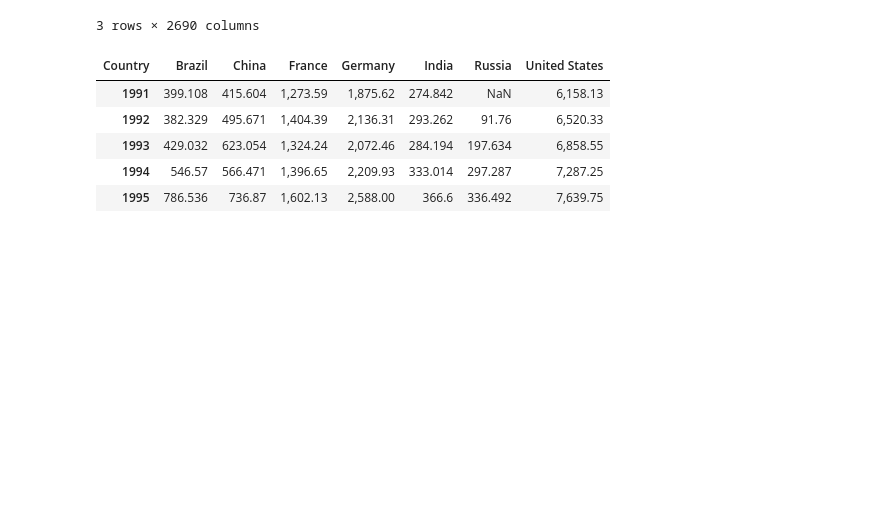
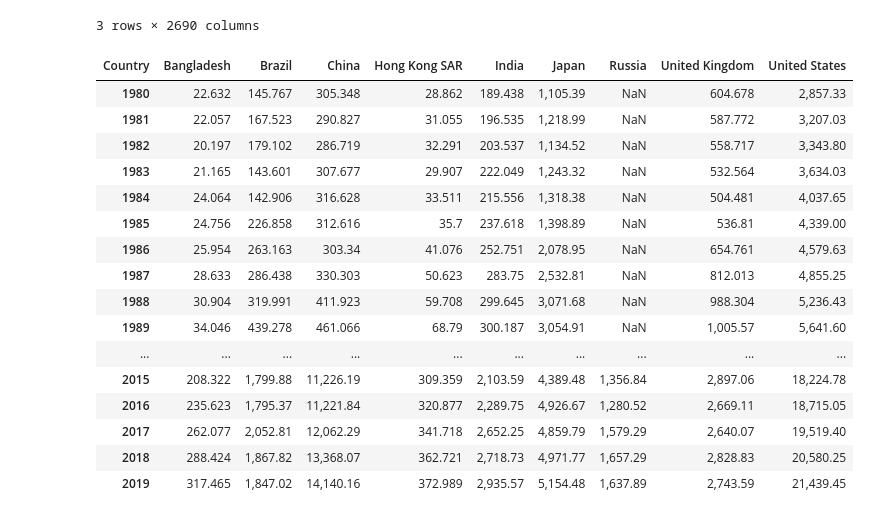
Before and after one commit to juanjohn/globalisation_indian_context, a Jupyter notebook: McKinsey_report.ipynb, the cells around one changed output. Drawn from its saved outputs; the diff is of its cells as text; code cells hidden in the pictures; blank space fills up the shorter version.

```diff
--- a/McKinsey_report.ipynb
+++ b/McKinsey_report.ipynb
@@ -42,19 +42,30 @@ df.loc[df['Country']=='IND'].head(n=3)
 | 1178 | A03 | Fishing and aquaculture | IND | 3 | 2014 | 0.020071 | 0.000000 | 0.021533 | 0.000000 | ... |
 3 rows × 2690 columns
 # %%
-df_m = pd.read_csv('Copy of WEO_Data.csv', index_col=0)
-df_m2 = df_m.loc[df_m["Units"]=="U.S. dollars"] #U.S. dollars, Purchasing power parity; international dollars
+df_m = pd.read_csv('WEO_Global_Data.csv', index_col=0)
+df_m2 = df_m.loc[(df_m['Subject Descriptor'] == "Gross domestic product, current prices") & (df_m["Units"]=="U.S. dollars")] #U.S. dollars, Purchasing power parity; international dollars
 
-df_m3 = df_m2.drop(['Subject Descriptor', 'Subject Notes', 'Units', 'Scale', 'Country/Series-specific Notes', 'Estimates Start After'], axis=1)
+df_m3 = df_m2.drop(['Subject Descriptor', 'Units', 'Scale', 'Country/Series-specific Notes', 'Estimates Start After'], axis=1)
 df_m4 = df_m3.T
-df_m4.head()
+df_m4
 # %% [output]
-| Country | Brazil | China | France | Germany | India | Russia | United States |
-| 1991 | 399.108 | 415.604 | 1,273.59 | 1,875.62 | 274.842 | NaN | 6,158.13 |
-| 1992 | 382.329 | 495.671 | 1,404.39 | 2,136.31 | 293.262 | 91.76 | 6,520.33 |
-| 1993 | 429.032 | 623.054 | 1,324.24 | 2,072.46 | 284.194 | 197.634 | 6,858.55 |
-| 1994 | 546.57 | 566.471 | 1,396.65 | 2,209.93 | 333.014 | 297.287 | 7,287.25 |
-| 1995 | 786.536 | 736.87 | 1,602.13 | 2,588.00 | 366.6 | 336.492 | 7,639.75 |
+| Country | Bangladesh | Brazil | China | Hong Kong SAR | India | Japan | Russia | United Kingdom | United States |
+| 1980 | 22.632 | 145.767 | 305.348 | 28.862 | 189.438 | 1,105.39 | NaN | 604.678 | 2,857.33 |
+| 1981 | 22.057 | 167.523 | 290.827 | 31.055 | 196.535 | 1,218.99 | NaN | 587.772 | 3,207.03 |
+| 1982 | 20.197 | 179.102 | 286.719 | 32.291 | 203.537 | 1,134.52 | NaN | 558.717 | 3,343.80 |
+| 1983 | 21.165 | 143.601 | 307.677 | 29.907 | 222.049 | 1,243.32 | NaN | 532.564 | 3,634.03 |
+| 1984 | 24.064 | 142.906 | 316.628 | 33.511 | 215.556 | 1,318.38 | NaN | 504.481 | 4,037.65 |
+| 1985 | 24.756 | 226.858 | 312.616 | 35.7 | 237.618 | 1,398.89 | NaN | 536.81 | 4,339.00 |
+| 1986 | 25.954 | 263.163 | 303.34 | 41.076 | 252.751 | 2,078.95 | NaN | 654.761 | 4,579.63 |
+| 1987 | 28.633 | 286.438 | 330.303 | 50.623 | 283.75 | 2,532.81 | NaN | 812.013 | 4,855.25 |
+| 1988 | 30.904 | 319.991 | 411.923 | 59.708 | 299.645 | 3,071.68 | NaN | 988.304 | 5,236.43 |
+| 1989 | 34.046 | 439.278 | 461.066 | 68.79 | 300.187 | 3,054.91 | NaN | 1,005.57 | 5,641.60 |
+| ... | ... | ... | ... | ... | ... | ... | ... | ... | ... |
+| 2015 | 208.322 | 1,799.88 | 11,226.19 | 309.359 | 2,103.59 | 4,389.48 | 1,356.84 | 2,897.06 | 18,224.78 |
+| 2016 | 235.623 | 1,795.37 | 11,221.84 | 320.877 | 2,289.75 | 4,926.67 | 1,280.52 | 2,669.11 | 18,715.05 |
+| 2017 | 262.077 | 2,052.81 | 12,062.29 | 341.718 | 2,652.25 | 4,859.79 | 1,579.29 | 2,640.07 | 19,519.40 |
+| 2018 | 288.424 | 1,867.82 | 13,368.07 | 362.721 | 2,718.73 | 4,971.77 | 1,657.29 | 2,828.83 | 20,580.25 |
+| 2019 | 317.465 | 1,847.02 | 14,140.16 | 372.989 | 2,935.57 | 5,154.48 | 1,637.89 | 2,743.59 | 21,439.45 |
 # %%
 df_m4['Year'] = df_m4.index.values
 df_m4['Year'] = pd.to_datetime(df_m4.Year, format='%Y')
```
Also changed, not shown: parts of 6 cells of this notebook.
